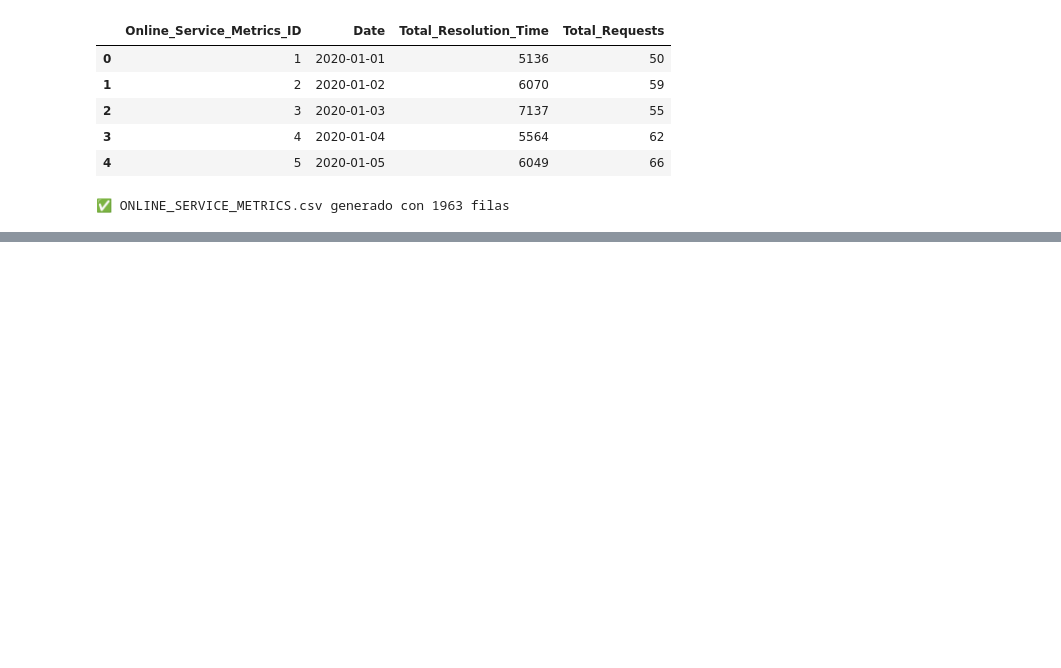
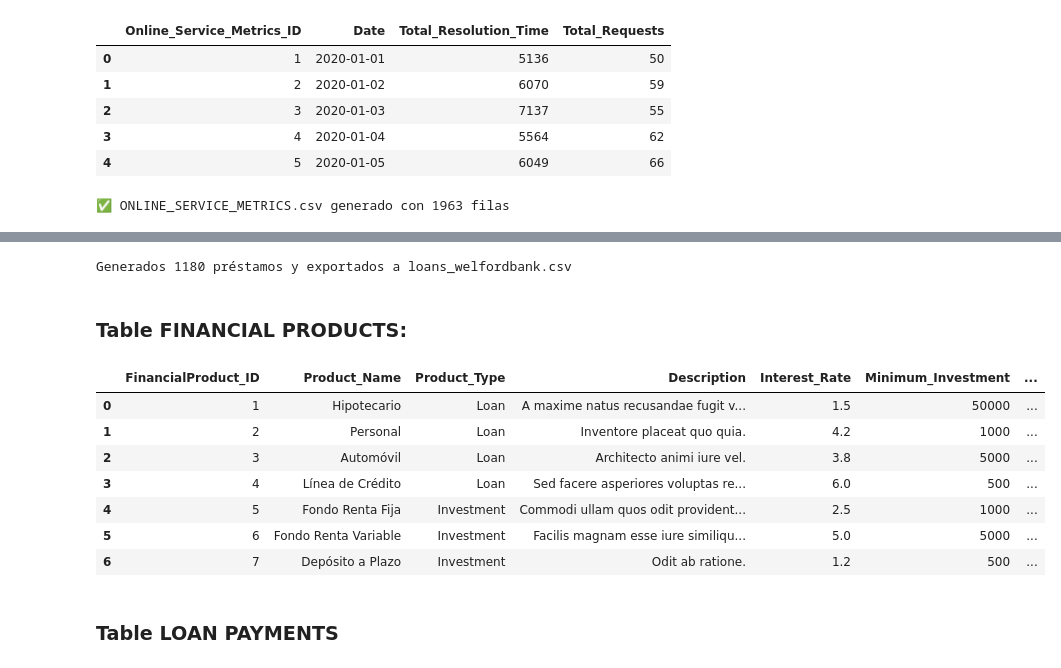
Before and after one commit to FGaliano-23/WELFORD-BANK, a Jupyter notebook: DataEngineer/GenerateData/Tables.ipynb, the cells around one changed output, grey strips where cells are left out. Saved outputs shown, nothing was run; the diff lists cells and outputs as text; code cells hidden in the pictures; blank space fills up the shorter version.

Commit message:
docs: We add the tables, we solve the problem
We had problems of overwrite in the same file. So we add with the branch DE the 5 tables that we created with the branch DE-D.

```diff
--- a/DataEngineer/GenerateData/Tables.ipynb
+++ b/DataEngineer/GenerateData/Tables.ipynb
@@ -965,0 +1030,3 @@ print("✅ ONLINE_SERVICE_METRICS.csv generado con",
+# %%
+df_clients = pd.read_csv('clients_welfordbank_es.csv')
+client_ids = df_clients['Client_ID'].tolist()
@@ -965,0 +1159,3 @@ print("✅ ONLINE_SERVICE_METRICS.csv generado con",
+# %%
+df_clients = pd.read_csv('clients_welfordbank_es.csv')
+client_ids = df_clients['Client_ID'].tolist()
@@ -965,0 +1254,55 @@ print("✅ ONLINE_SERVICE_METRICS.csv generado con",
+# %%
+
+df_loans.to_csv('loans_welfordbank_es.csv', index=False)
+print(f"Generados {len(df_loans)} préstamos y exportados a loans_welfordbank.csv")
+# %% [output]
+Generados 1180 préstamos y exportados a loans_welfordbank.csv
+# %% [markdown]
+### Table FINANCIAL PRODUCTS:
+# %%
+rows = []
+fp_id = 1
+
+# 2.1) Primero los productos de préstamo
+for prod in LOAN_PRODUCTS:
+    rows.append({
+        'FinancialProduct_ID': fp_id,                  # PK autonumérico
+        'Product_Name':        prod['Loan_Type'],      # nombre “Hipotecario”,…
+        'Product_Type':        'Loan',                 # tipo “Loan”
+        'Description':         fake.sentence(6),       # descripción sintética
+        'Interest_Rate':       prod['Rate_ANNUAL'],    # p. ej. 1.5
+        'Minimum_Investment':  prod['Min_Amount'],     # importe mínimo
+        'Maximum_Investment':  prod['Max_Amount'],     # importe máximo
+        'Risk_Level':          'Media' if prod['Rate_ANNUAL']>4 else 'Baja',
+        'Created_At':          fake.date_time_between(start_date=date(2020,1,1),
+                                                      end_date=datetime.now())
+    })
+    fp_id += 1
+
+# 2.2) Ahora los productos de inversión
+for prod in INVESTMENT_PRODUCTS:
+    rows.append({
+        'FinancialProduct_ID': fp_id,
+        'Product_Name':        prod['Investment_Type'],
+        'Product_Type':        'Investment',
+        'Description':         fake.sentence(6),
+        'Interest_Rate':       prod['Rate_ANNUAL'],
+        'Minimum_Investment':  prod['Min_Amount'],
+        'Maximum_Investment':  prod['Max_Amount'],
+        'Risk_Level':          prod['Risk_Level'],
+        'Created_At':          fake.date_time_between(start_date=date(2020,1,1),
+                                                      end_date=datetime.now())
+    })
+    fp_id += 1
+# %%
+df_finprod = pd.DataFrame(rows)
+df_finprod.head(10)
+# %% [output]
+|  | FinancialProduct_ID | Product_Name | Product_Type | Description | Interest_Rate | Minimum_Investment | ... |
+| 0 | 1 | Hipotecario | Loan | A maxime natus recusandae fugit v... | 1.5 | 50000 | ... |
+| 1 | 2 | Personal | Loan | Inventore placeat quo quia. | 4.2 | 1000 | ... |
+| 2 | 3 | Automóvil | Loan | Architecto animi iure vel. | 3.8 | 5000 | ... |
+| 3 | 4 | Línea de Crédito | Loan | Sed facere asperiores voluptas re... | 6.0 | 500 | ... |
+| 4 | 5 | Fondo Renta Fija | Investment | Commodi ullam quos odit provident... | 2.5 | 1000 | ... |
+| 5 | 6 | Fondo Renta Variable | Investment | Facilis magnam esse iure similiqu... | 5.0 | 5000 | ... |
+| 6 | 7 | Depósito a Plazo | Investment | Odit ab ratione. | 1.2 | 500 | ... |
@@ -965,0 +1311,2 @@ print("✅ ONLINE_SERVICE_METRICS.csv generado con",
+# %% [markdown]
+### Table LOAN PAYMENTS
```
Also changed, not shown: parts of 29 cells of this notebook.
